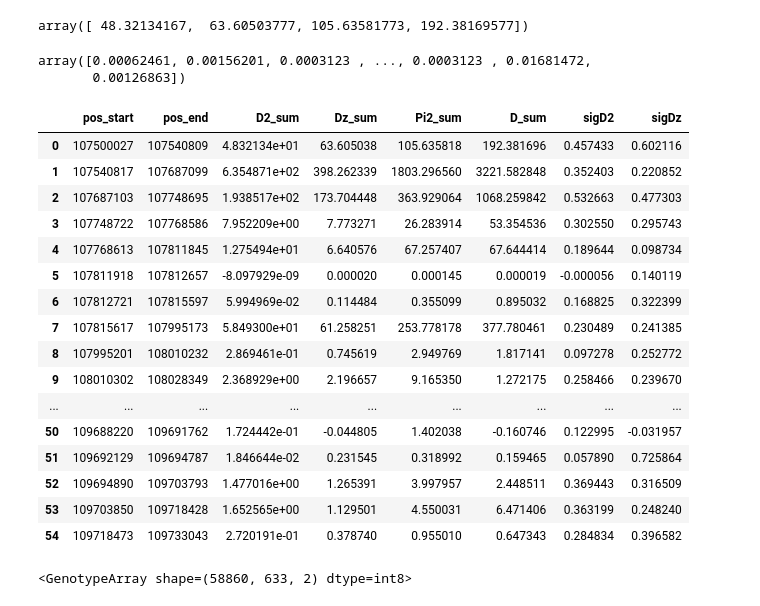
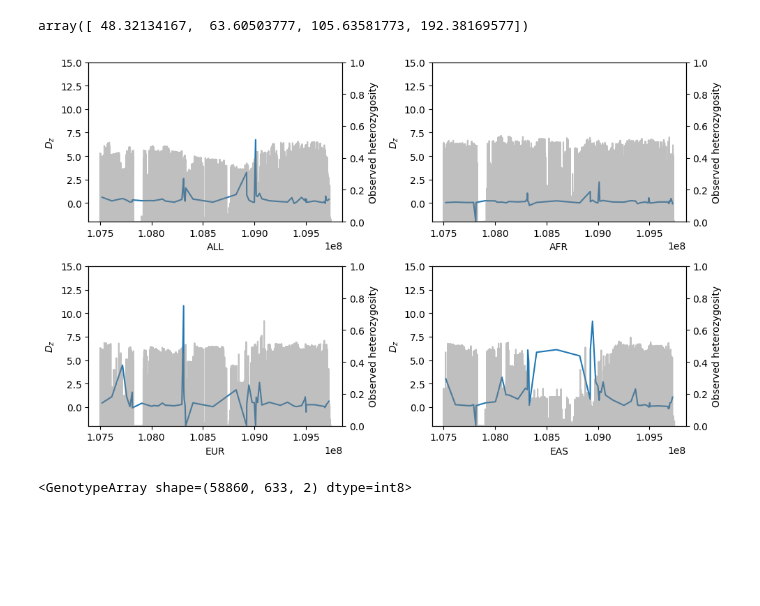
Before and after one commit to BCFZzw/rerun_fwdpy, a Jupyter notebook: jupyter/minimal_pipeline.ipynb, the cells around one changed output. Saved outputs shown, nothing was run; the diff lists cells and outputs as text; code cells hidden in the pictures; blank space fills up the shorter version.

```diff
--- a/jupyter/minimal_pipeline.ipynb
+++ b/jupyter/minimal_pipeline.ipynb
@@ -113,7 +113,7 @@ def msprime_read_HapMap(rec_map_path: str) -> pd.DataFrame:
     ms_RateMap = ms.RateMap.read_hapmap(rec_map_path, position_col=1, rate_col=2)
     return ms_RateMap
 # %%
-def _windowing(pos_index_list: list) -> list:
+def windowing(pos_index_list: list) -> list:
     """
     Master window function, based on the index list, give back a list of slice as windows that can be directly used with scikit_allel SNP_array.
     This function is the core function and used for other detailed window_by_* functions.
@@ -212,7 +212,6 @@ for window in window_list:
         LD_list.append(np.sum(snp_window_LD, axis = 1))
 # %%
 ALL_H = allel.heterozygosity_observed(select_by_super_population(panel, snp_array, ""), fill = -1)
-ALL_H
+EUR_H = allel.heterozygosity_observed(select_by_super_population(panel, snp_array, "EUR"), fill = -1)
+EAS_H = allel.heterozygosity_observed(select_by_super_population(panel, snp_array, "EAS"), fill = -1)
+AFR_H = allel.heterozygosity_observed(select_by_super_population(panel, snp_array, "AFR"), fill = -1)
-# %% [output]
-array([0.00062461, 0.00156201, 0.0003123 , ..., 0.0003123 , 0.01681472,
-       0.00126863])
@@ -229,20 +218,31 @@ ALL_df["sigDz"] = ALL_df.Dz_sum/ALL_df.Pi2_sum
-# %%
-ALL_df
-# %% [output]
-|  | pos_start | pos_end | D2_sum | Dz_sum | Pi2_sum | D_sum | sigD2 | sigDz |
-| 0 | 107500027 | 107540809 | 4.832134e+01 | 63.605038 | 105.635818 | 192.381696 | 0.457433 | 0.602116 |
-| 1 | 107540817 | 107687099 | 6.354871e+02 | 398.262339 | 1803.296560 | 3221.582848 | 0.352403 | 0.220852 |
-| 2 | 107687103 | 107748695 | 1.938517e+02 | 173.704448 | 363.929064 | 1068.259842 | 0.532663 | 0.477303 |
-| 3 | 107748722 | 107768586 | 7.952209e+00 | 7.773271 | 26.283914 | 53.354536 | 0.302550 | 0.295743 |
-| 4 | 107768613 | 107811845 | 1.275494e+01 | 6.640576 | 67.257407 | 67.644414 | 0.189644 | 0.098734 |
-| 5 | 107811918 | 107812657 | -8.097929e-09 | 0.000020 | 0.000145 | 0.000019 | -0.000056 | 0.140119 |
-| 6 | 107812721 | 107815597 | 5.994969e-02 | 0.114484 | 0.355099 | 0.895032 | 0.168825 | 0.322399 |
-| 7 | 107815617 | 107995173 | 5.849300e+01 | 61.258251 | 253.778178 | 377.780461 | 0.230489 | 0.241385 |
-| 8 | 107995201 | 108010232 | 2.869461e-01 | 0.745619 | 2.949769 | 1.817141 | 0.097278 | 0.252772 |
-| 9 | 108010302 | 108028349 | 2.368929e+00 | 2.196657 | 9.165350 | 1.272175 | 0.258466 | 0.239670 |
-| ... | ... | ... | ... | ... | ... | ... | ... | ... |
-| 50 | 109688220 | 109691762 | 1.724442e-01 | -0.044805 | 1.402038 | -0.160746 | 0.122995 | -0.031957 |
-| 51 | 109692129 | 109694787 | 1.846644e-02 | 0.231545 | 0.318992 | 0.159465 | 0.057890 | 0.725864 |
-| 52 | 109694890 | 109703793 | 1.477016e+00 | 1.265391 | 3.997957 | 2.448511 | 0.369443 | 0.316509 |
-| 53 | 109703850 | 109718428 | 1.652565e+00 | 1.129501 | 4.550031 | 6.471406 | 0.363199 | 0.248240 |
-| 54 | 109718473 | 109733043 | 2.720191e-01 | 0.378740 | 0.955010 | 0.647343 | 0.284834 | 0.396582 |
+# %%
+def LD_dataframe(LD_list: list, pos_array: list, window_list: list) -> pd.DataFrame:
+    df = pd.DataFrame({"pos_start": [pos_array[window][0] for window in window_list],
+                      "pos_end": [pos_array[window][-1] for window in window_list],
+                      "D2_sum": np.array(LD_list)[:, 0],
+                      "Dz_sum": np.array(LD_list)[:, 1],
+                      "Pi2_sum": np.array(LD_list)[:, 2],
+                      "D_sum": np.array(LD_list)[:, 3]})
+    df["sigD2"] = df.D2_sum/df.Pi2_sum
+    df["sigDz"] = df.Dz_sum/df.Pi2_sum
+    return df
+# %%
+ALL_df = LD_dataframe(ALL_LD_list, pos_array, window_list)
+AFR_df = LD_dataframe(AFR_LD_list, pos_array, window_list)
+EUR_df = LD_dataframe(EUR_LD_list, pos_array, window_list)
+EAS_df = LD_dataframe(EAS_LD_list, pos_array, window_list)
+# %%
+fig, axes = plt.subplots(2, 2, figsize = (10,6))
+for df, H, label, ax in zip([ALL_df, AFR_df, EUR_df, EAS_df], [ALL_H, AFR_H, EUR_H, EAS_H], ["ALL", "AFR", "EUR", "EAS"], axes.reshape(-1)):
+    ax.plot((df.pos_start + df.pos_end)/2, df.sigDz)
+    ax.set_xlabel(label)
+    ax2 = ax.twinx()
+    ax2.plot(pos_array, H, c = "grey", alpha = 0.5)
+    ax2.set_ylim(0, 1)
+    ax2.tick_params(axis='y')
+    ax2.set_ylabel(r'Observed heterozygosity')
+    ax.set_ylim(-2, 15)
+    ax.set_ylabel(r'$D_z$')
+plt.tight_layout()
+# %% [output]
+[figure, added]
```
Also changed, not shown: parts of 3 cells of this notebook.
